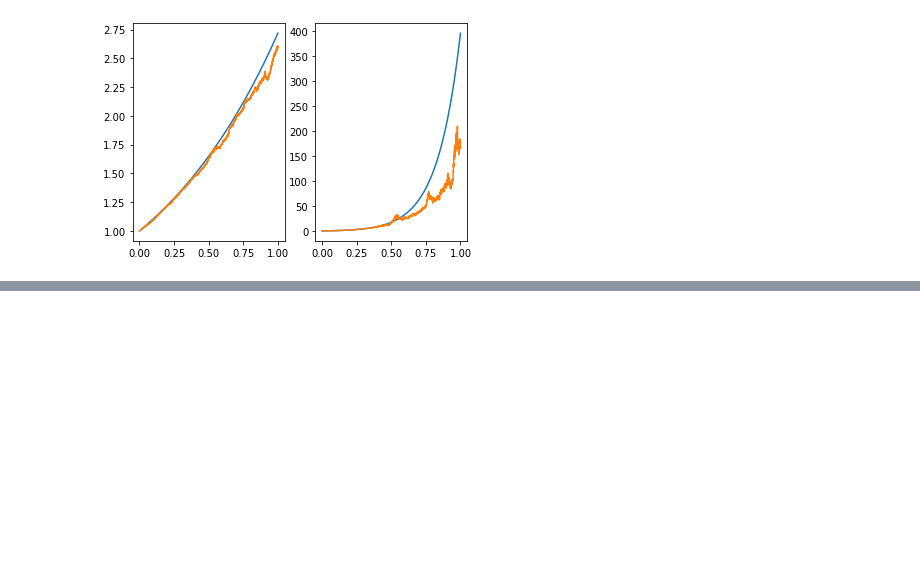
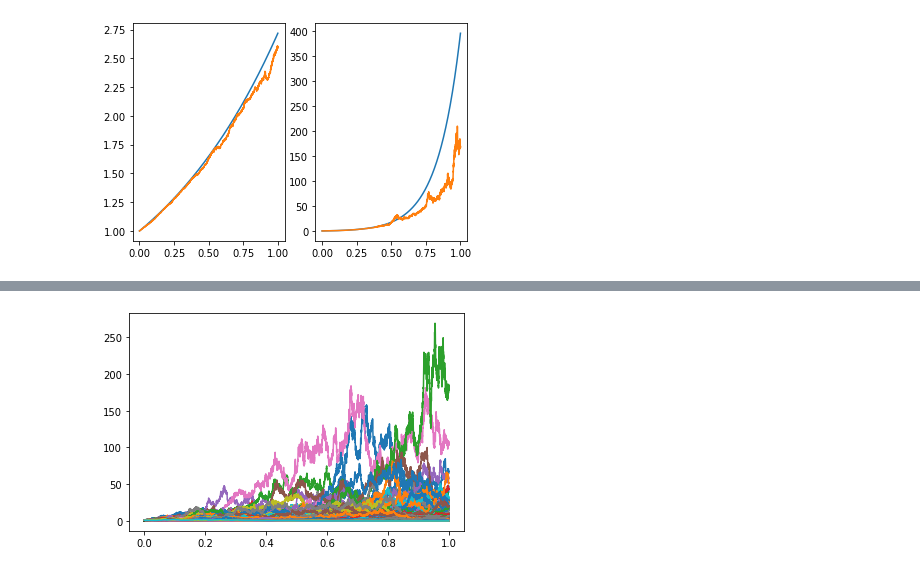
Before and after one commit to piton322/DGSP, a Jupyter notebook: dgsp_4_5.ipynb, the cells around one changed output, grey strips where cells are left out. Saved outputs shown, nothing was run; the diff lists cells and outputs as text; code cells hidden in the pictures; blank space fills up the shorter version.

```diff
--- a/dgsp_4_5.ipynb
+++ b/dgsp_4_5.ipynb
@@ -186,0 +205,6 @@ axes[1].plot(grid, var, label='по схеме')
+# %%
+n = 10000
+h = 1e-4
+m_t, k_t = plot_model_get_m_and_k(a, b, X, h, T, T_start, y_start, n, a_func_2, b_func_2, dW)
+# %% [output]
+[figure, added]
```
Also changed, not shown: parts of 6 cells of this notebook.
